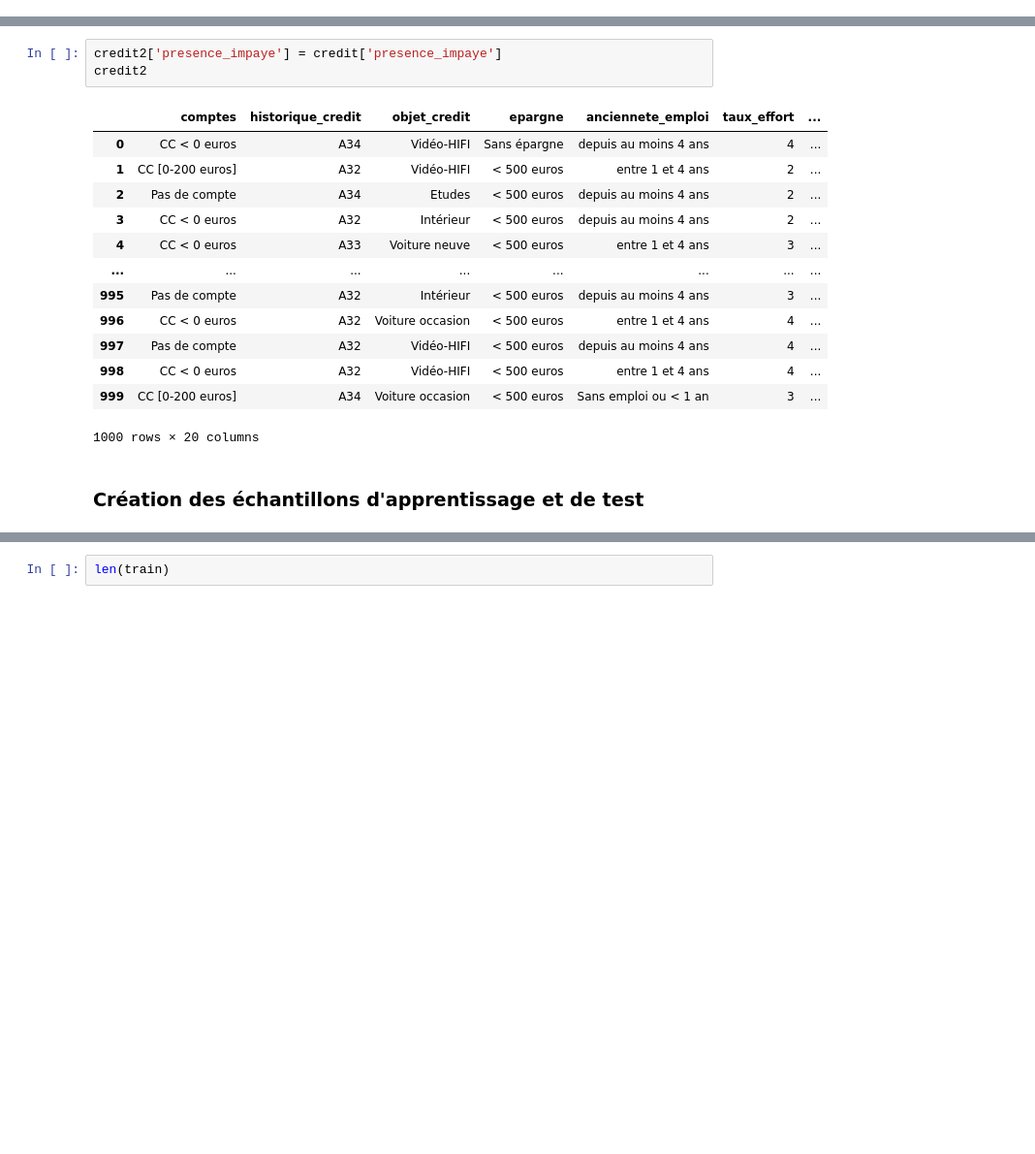
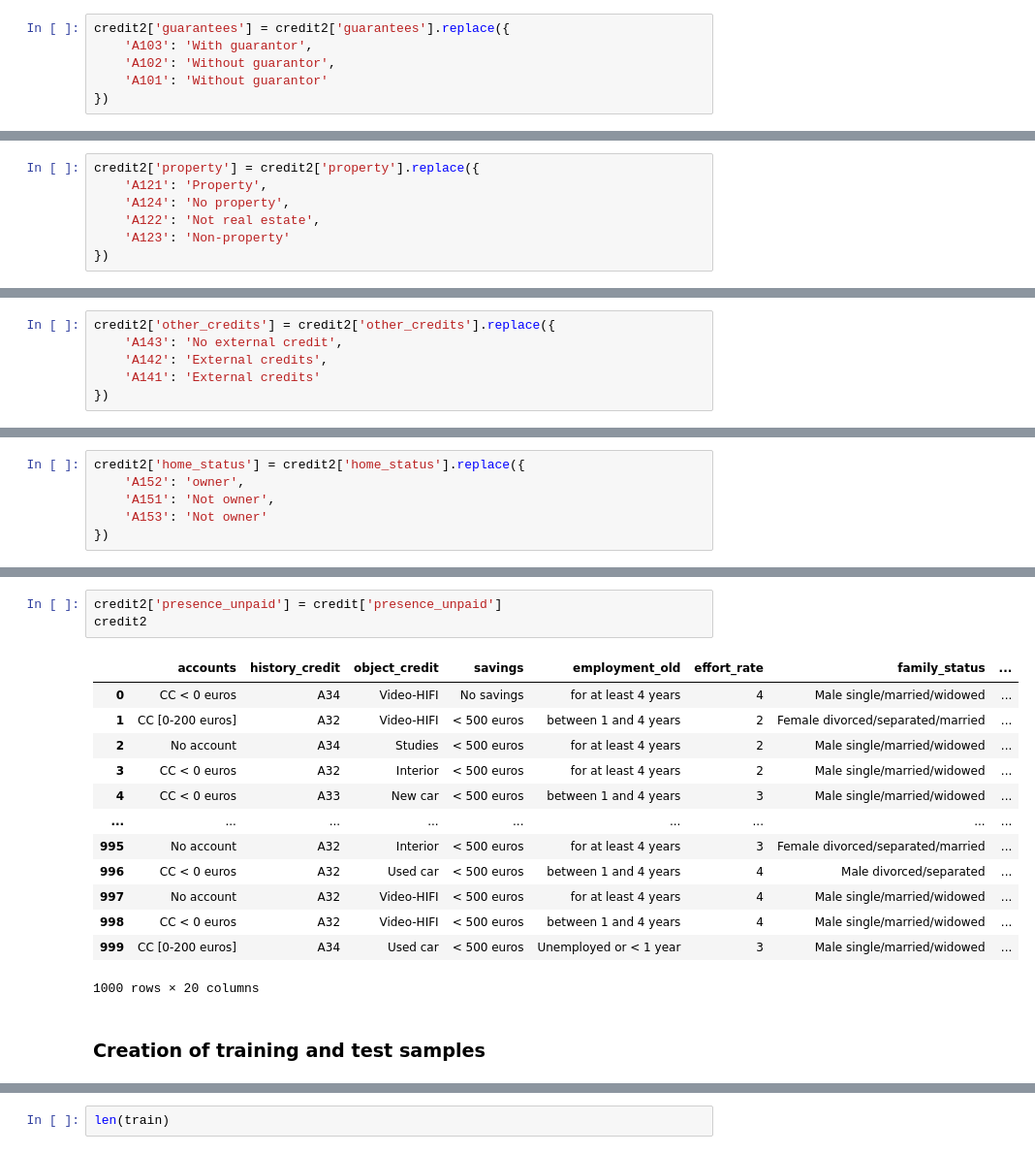
Before and after one commit to DanLeds/Data-Science-Project, a Jupyter notebook: Scoring Credit/1_Scoring_Credit_preparation_exploration.ipynb, the cells around one changed output, grey strips where cells are left out. Shown at 97% size. Drawn from its saved outputs; the diff is of its cells as text; blank space fills up the shorter version.

```diff
--- a/Scoring Credit/1_Scoring_Credit_preparation_exploration.ipynb
+++ b/Scoring Credit/1_Scoring_Credit_preparation_exploration.ipynb
@@ -652,0 +563,6 @@ Cramer's V                 0.3517
+# %%
+credit2['guarantees'] = credit2['guarantees'].replace({
+    'A103': 'With guarantor',
+    'A102': 'Without guarantor',
+    'A101': 'Without guarantor'
+})
@@ -652,0 +575,7 @@ Cramer's V                 0.3517
+# %%
+credit2['property'] = credit2['property'].replace({
+    'A121': 'Property',
+    'A124': 'No property',
+    'A122': 'Not real estate',
+    'A123': 'Non-property'
+})
@@ -652,0 +584,6 @@ Cramer's V                 0.3517
+# %%
+credit2['other_credits'] = credit2['other_credits'].replace({
+    'A143': 'No external credit',
+    'A142': 'External credits',
+    'A141': 'External credits'
+})
@@ -652,0 +592,6 @@ Cramer's V                 0.3517
+# %%
+credit2['home_status'] = credit2['home_status'].replace({
+    'A152': 'owner',
+    'A151': 'Not owner',
+    'A153': 'Not owner'
+})
@@ -663,22 +658,22 @@ credit2.describe()
 | 75% | 4.000000 | 4.000000 | 2.000000 |
 | max | 4.000000 | 4.000000 | 4.000000 |
 # %%
-credit2['presence_impaye'] = credit['presence_impaye']
+credit2['presence_unpaid'] = credit['presence_unpaid']
 credit2
 # %% [output]
-|  | comptes | historique_credit | objet_credit | epargne | anciennete_emploi | taux_effort | ... |
-| 0 | CC < 0 euros | A34 | Vidéo-HIFI | Sans épargne | depuis au moins 4 ans | 4 | ... |
-| 1 | CC [0-200 euros] | A32 | Vidéo-HIFI | < 500 euros | entre 1 et 4 ans | 2 | ... |
-| 2 | Pas de compte | A34 | Etudes | < 500 euros | depuis au moins 4 ans | 2 | ... |
-| 3 | CC < 0 euros | A32 | Intérieur | < 500 euros | depuis au moins 4 ans | 2 | ... |
-| 4 | CC < 0 euros | A33 | Voiture neuve | < 500 euros | entre 1 et 4 ans | 3 | ... |
-| ... | ... | ... | ... | ... | ... | ... | ... |
-| 995 | Pas de compte | A32 | Intérieur | < 500 euros | depuis au moins 4 ans | 3 | ... |
-| 996 | CC < 0 euros | A32 | Voiture occasion | < 500 euros | entre 1 et 4 ans | 4 | ... |
-| 997 | Pas de compte | A32 | Vidéo-HIFI | < 500 euros | depuis au moins 4 ans | 4 | ... |
-| 998 | CC < 0 euros | A32 | Vidéo-HIFI | < 500 euros | entre 1 et 4 ans | 4 | ... |
-| 999 | CC [0-200 euros] | A34 | Voiture occasion | < 500 euros | Sans emploi ou < 1 an | 3 | ... |
+|  | accounts | history_credit | object_credit | savings | employment_old | effort_rate | family_status | ... |
+| 0 | CC < 0 euros | A34 | Video-HIFI | No savings | for at least 4 years | 4 | Male single/married/widowed | ... |
+| 1 | CC [0-200 euros] | A32 | Video-HIFI | < 500 euros | between 1 and 4 years | 2 | Female divorced/separated/married | ... |
+| 2 | No account | A34 | Studies | < 500 euros | for at least 4 years | 2 | Male single/married/widowed | ... |
+| 3 | CC < 0 euros | A32 | Interior | < 500 euros | for at least 4 years | 2 | Male single/married/widowed | ... |
+| 4 | CC < 0 euros | A33 | New car | < 500 euros | between 1 and 4 years | 3 | Male single/married/widowed | ... |
+| ... | ... | ... | ... | ... | ... | ... | ... | ... |
+| 995 | No account | A32 | Interior | < 500 euros | for at least 4 years | 3 | Female divorced/separated/married | ... |
+| 996 | CC < 0 euros | A32 | Used car | < 500 euros | between 1 and 4 years | 4 | Male divorced/separated | ... |
+| 997 | No account | A32 | Video-HIFI | < 500 euros | for at least 4 years | 4 | Male single/married/widowed | ... |
+| 998 | CC < 0 euros | A32 | Video-HIFI | < 500 euros | between 1 and 4 years | 4 | Male single/married/widowed | ... |
+| 999 | CC [0-200 euros] | A34 | Used car | < 500 euros | Unemployed or < 1 year | 3 | Male single/married/widowed | ... |
 1000 rows × 20 columns
-# %% [markdown]
-### Création des échantillons d'apprentissage et de test
+# %% [markdown]
+### Creation of training and test samples
 # %%
```
Also changed, not shown: parts of 148 cells of this notebook, 4 other files.
